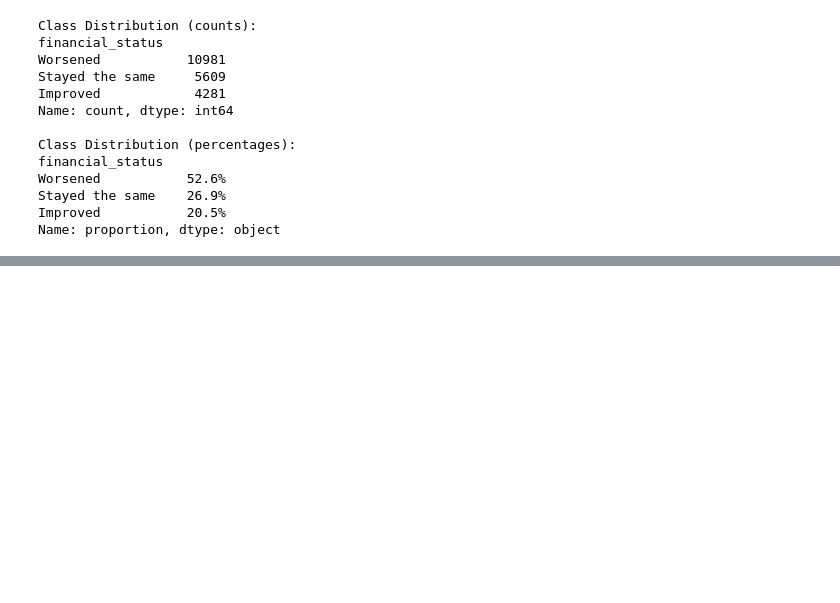
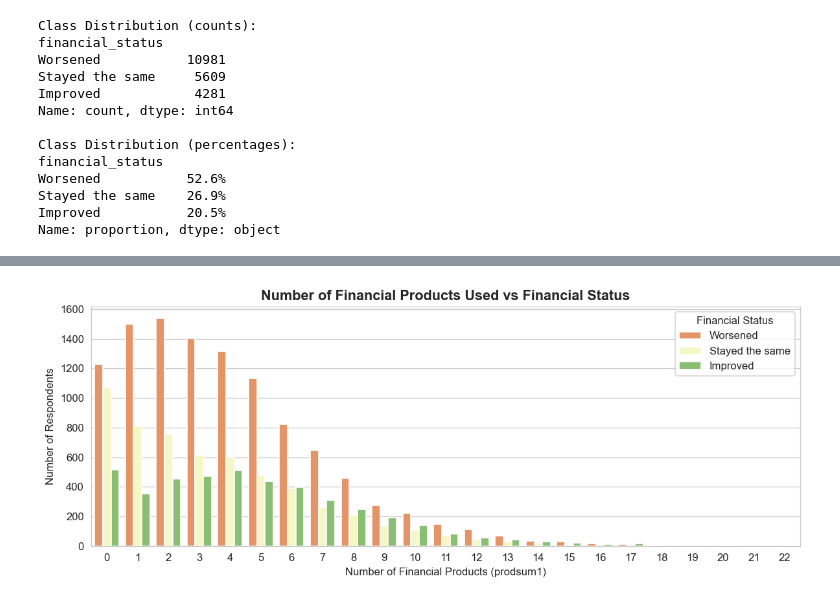
Before and after one commit to Fadhili-22/iLab-Datasprint-Hackathon, a Jupyter notebook: index.ipynb, the cells around one changed output, grey strips where cells are left out. Drawn from its saved outputs; the diff is of its cells as text; code cells hidden in the pictures; blank space fills up the shorter version.

```diff
--- a/index.ipynb
+++ b/index.ipynb
@@ -466,0 +262,12 @@ dtype: float64
+# %%
+# FIG: products | Fig: Number of Financial Products Used vs Financial Status
+plt.figure(figsize=(10, 4))
+sns.countplot(x='prodsum1', hue='financial_status', data=df, hue_order=order, palette='RdYlGn')
+plt.title('Number of Financial Products Used vs Financial Status', fontsize=13, fontweight='bold')
+plt.xlabel('Number of Financial Products (prodsum1)')
+plt.ylabel('Number of Respondents')
+plt.legend(title='Financial Status')
+plt.tight_layout()
+plt.show()
+# %% [output]
+[figure, added]
```
Also changed, not shown: parts of 60 cells of this notebook, 5 other files.
